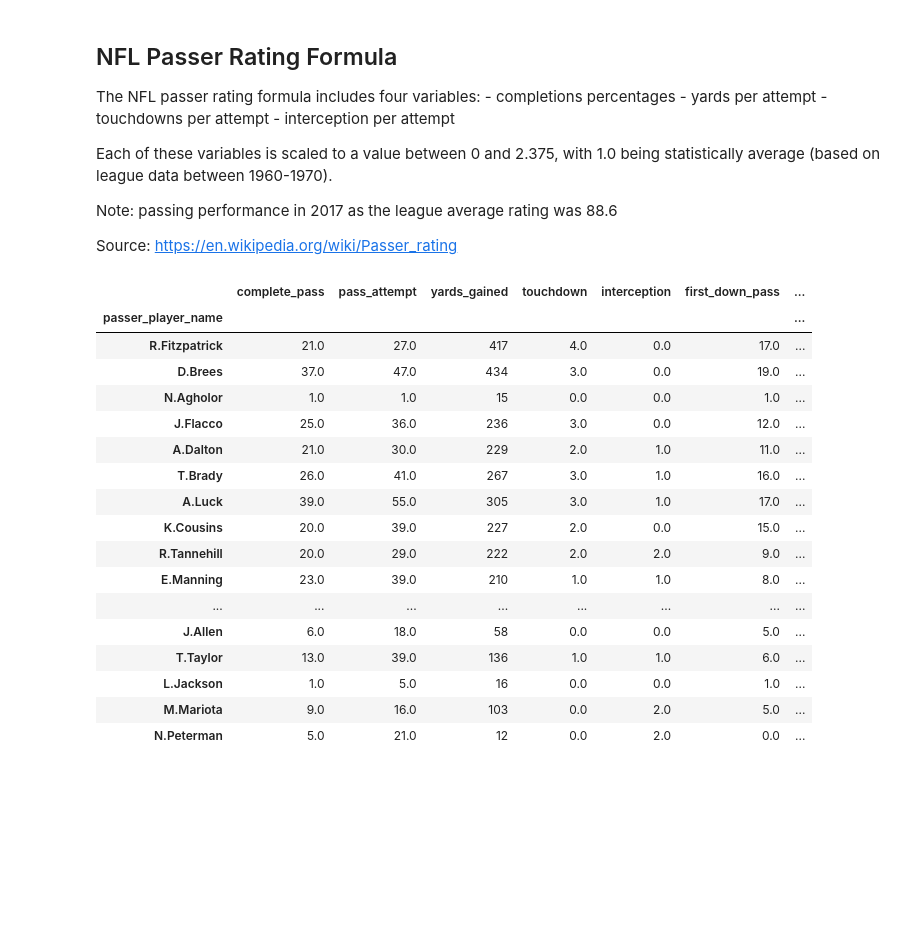
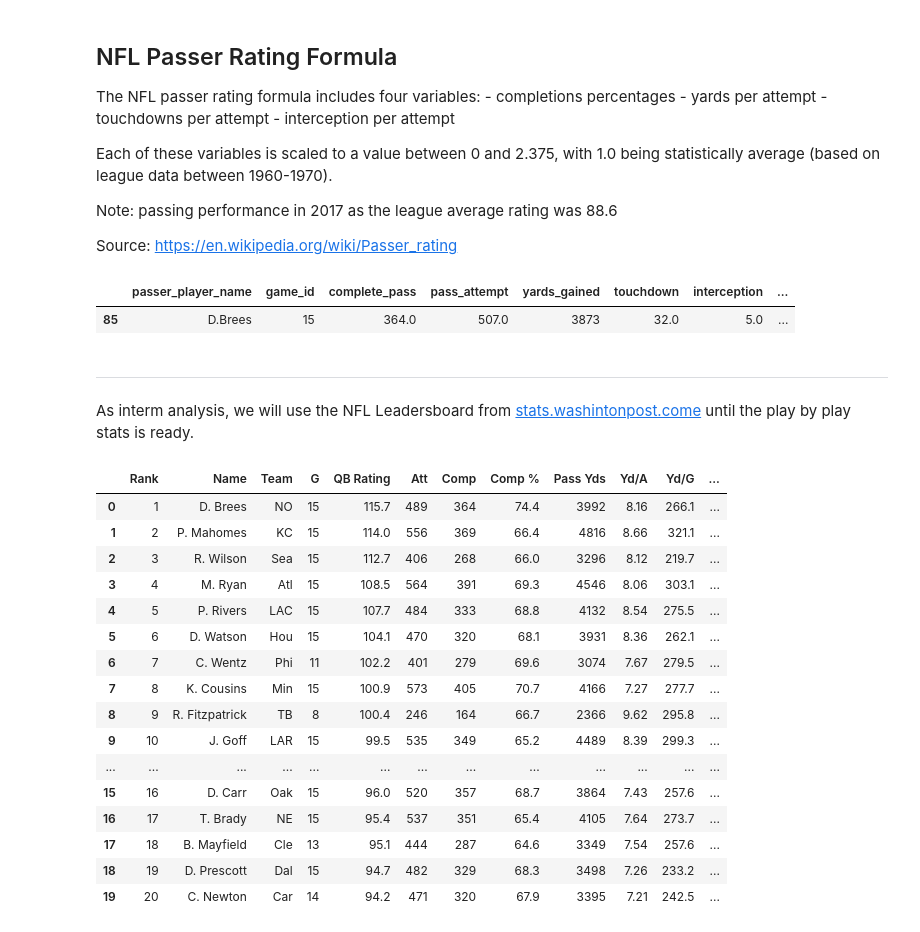
Before and after one commit to naivelogic/NFL-smarter-football, a Jupyter notebook: In Development/(dev) NFL Quarterback Rating.ipynb, the cells around one changed output. Drawn from its saved outputs; the diff is of its cells as text; code cells hidden in the pictures; blank space fills up the shorter version.

```diff
--- a/In Development/(dev) NFL Quarterback Rating.ipynb
+++ b/In Development/(dev) NFL Quarterback Rating.ipynb
@@ -131,25 +136,35 @@ qb.drop(['cmp_q','ypa_q','tdpa_q','intpa_q'], axis=1, inplace=True)
 # %%
 # Ranks
 # minimum 50 passes
+
 qb['qbr_rank'] = qb.groupby('passer_player_name')['pass_rate'].sum().rank(ascending=False)
-qb.sort_values(['qbr_rank'], ascending = [True], inplace = True)
-qb
+qb.sort_values(['pass_rate','game_id'], ascending = [False, True], inplace = True)
-# %% [output]
-|  | complete_pass | pass_attempt | yards_gained | touchdown | interception | first_down_pass | ... |
-| passer_player_name |  |  |  |  |  |  | ... |
-| R.Fitzpatrick | 21.0 | 27.0 | 417 | 4.0 | 0.0 | 17.0 | ... |
-| D.Brees | 37.0 | 47.0 | 434 | 3.0 | 0.0 | 19.0 | ... |
-| N.Agholor | 1.0 | 1.0 | 15 | 0.0 | 0.0 | 1.0 | ... |
-| J.Flacco | 25.0 | 36.0 | 236 | 3.0 | 0.0 | 12.0 | ... |
-| A.Dalton | 21.0 | 30.0 | 229 | 2.0 | 1.0 | 11.0 | ... |
-| T.Brady | 26.0 | 41.0 | 267 | 3.0 | 1.0 | 16.0 | ... |
-| A.Luck | 39.0 | 55.0 | 305 | 3.0 | 1.0 | 17.0 | ... |
-| K.Cousins | 20.0 | 39.0 | 227 | 2.0 | 0.0 | 15.0 | ... |
-| R.Tannehill | 20.0 | 29.0 | 222 | 2.0 | 2.0 | 9.0 | ... |
-| E.Manning | 23.0 | 39.0 | 210 | 1.0 | 1.0 | 8.0 | ... |
-| ... | ... | ... | ... | ... | ... | ... | ... |
-| J.Allen | 6.0 | 18.0 | 58 | 0.0 | 0.0 | 5.0 | ... |
-| T.Taylor | 13.0 | 39.0 | 136 | 1.0 | 1.0 | 6.0 | ... |
-| L.Jackson | 1.0 | 5.0 | 16 | 0.0 | 0.0 | 1.0 | ... |
-| M.Mariota | 9.0 | 16.0 | 103 | 0.0 | 2.0 | 5.0 | ... |
-| N.Peterman | 5.0 | 21.0 | 12 | 0.0 | 2.0 | 0.0 | ... |
+# %%
+qb_[qb_.passer_player_name == "D.Brees"]
+# %% [output]
+|  | passer_player_name | game_id | complete_pass | pass_attempt | yards_gained | touchdown | interception | ... |
+| 85 | D.Brees | 15 | 364.0 | 507.0 | 3873 | 32.0 | 5.0 | ... |
+# %% [markdown]
+----
+As interm analysis, we will use the NFL Leadersboard from [stats.washintonpost.come](http://stats.washingtonpost.com/fb/leaders.asp?range=NFL&rank=039&type=Passing) until the play by play stats is ready.
+# %%
+qb_leaderboard = pd.read_table("./quarterback_rating.txt")
+qb_leaderboard
+# %% [output]
+|  | Rank | Name | Team | G | QB Rating | Att | Comp | Comp % | Pass Yds | Yd/A | Yd/G | ... |
+| 0 | 1 | D. Brees | NO | 15 | 115.7 | 489 | 364 | 74.4 | 3992 | 8.16 | 266.1 | ... |
+| 1 | 2 | P. Mahomes | KC | 15 | 114.0 | 556 | 369 | 66.4 | 4816 | 8.66 | 321.1 | ... |
+| 2 | 3 | R. Wilson | Sea | 15 | 112.7 | 406 | 268 | 66.0 | 3296 | 8.12 | 219.7 | ... |
+| 3 | 4 | M. Ryan | Atl | 15 | 108.5 | 564 | 391 | 69.3 | 4546 | 8.06 | 303.1 | ... |
+| 4 | 5 | P. Rivers | LAC | 15 | 107.7 | 484 | 333 | 68.8 | 4132 | 8.54 | 275.5 | ... |
+| 5 | 6 | D. Watson | Hou | 15 | 104.1 | 470 | 320 | 68.1 | 3931 | 8.36 | 262.1 | ... |
+| 6 | 7 | C. Wentz | Phi | 11 | 102.2 | 401 | 279 | 69.6 | 3074 | 7.67 | 279.5 | ... |
+| 7 | 8 | K. Cousins | Min | 15 | 100.9 | 573 | 405 | 70.7 | 4166 | 7.27 | 277.7 | ... |
+| 8 | 9 | R. Fitzpatrick | TB | 8 | 100.4 | 246 | 164 | 66.7 | 2366 | 9.62 | 295.8 | ... |
+| 9 | 10 | J. Goff | LAR | 15 | 99.5 | 535 | 349 | 65.2 | 4489 | 8.39 | 299.3 | ... |
+| ... | ... | ... | ... | ... | ... | ... | ... | ... | ... | ... | ... | ... |
+| 15 | 16 | D. Carr | Oak | 15 | 96.0 | 520 | 357 | 68.7 | 3864 | 7.43 | 257.6 | ... |
+| 16 | 17 | T. Brady | NE | 15 | 95.4 | 537 | 351 | 65.4 | 4105 | 7.64 | 273.7 | ... |
+| 17 | 18 | B. Mayfield | Cle | 13 | 95.1 | 444 | 287 | 64.6 | 3349 | 7.54 | 257.6 | ... |
+| 18 | 19 | D. Prescott | Dal | 15 | 94.7 | 482 | 329 | 68.3 | 3498 | 7.26 | 233.2 | ... |
+| 19 | 20 | C. Newton | Car | 14 | 94.2 | 471 | 320 | 67.9 | 3395 | 7.21 | 242.5 | ... |
```
Also changed, not shown: parts of 7 cells of this notebook.
